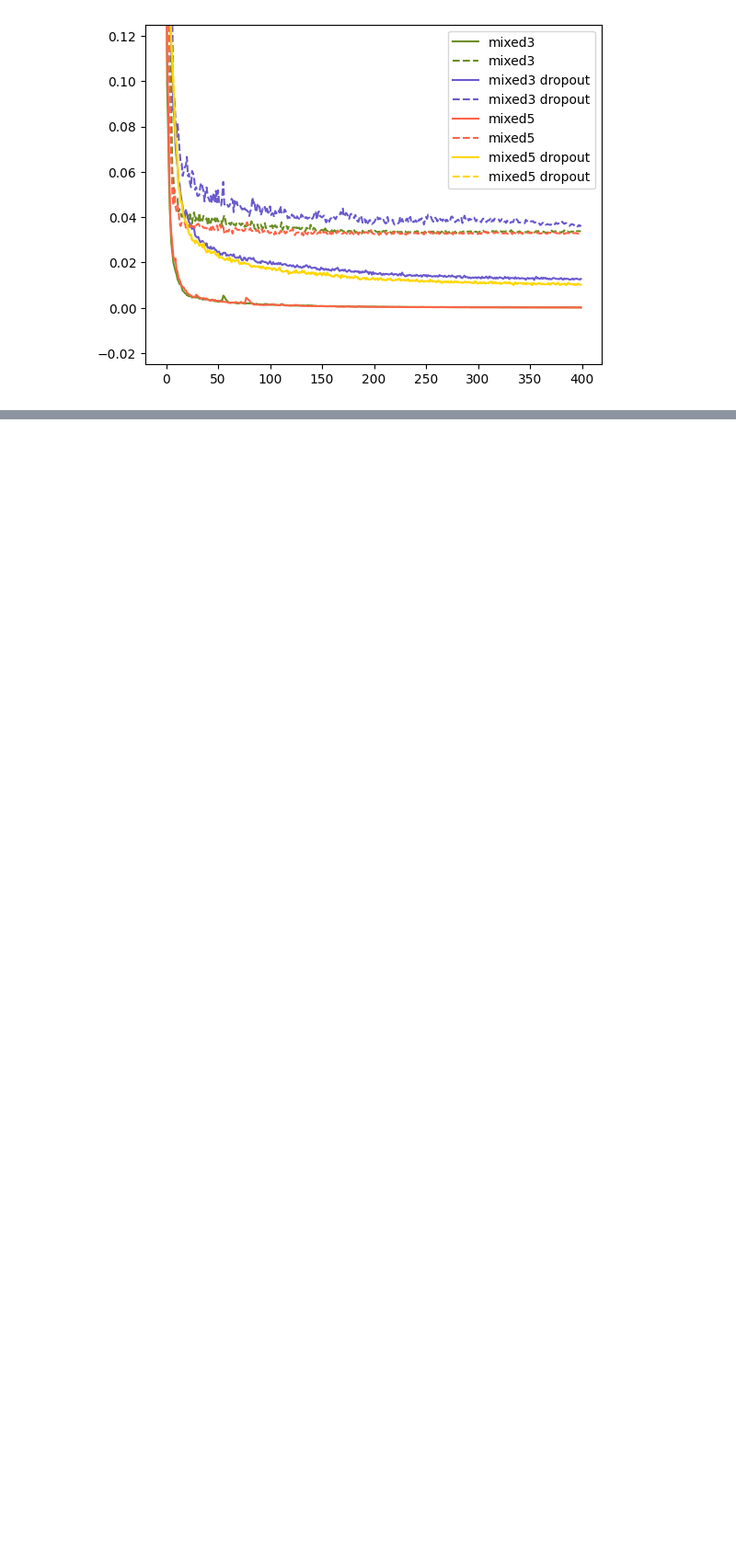
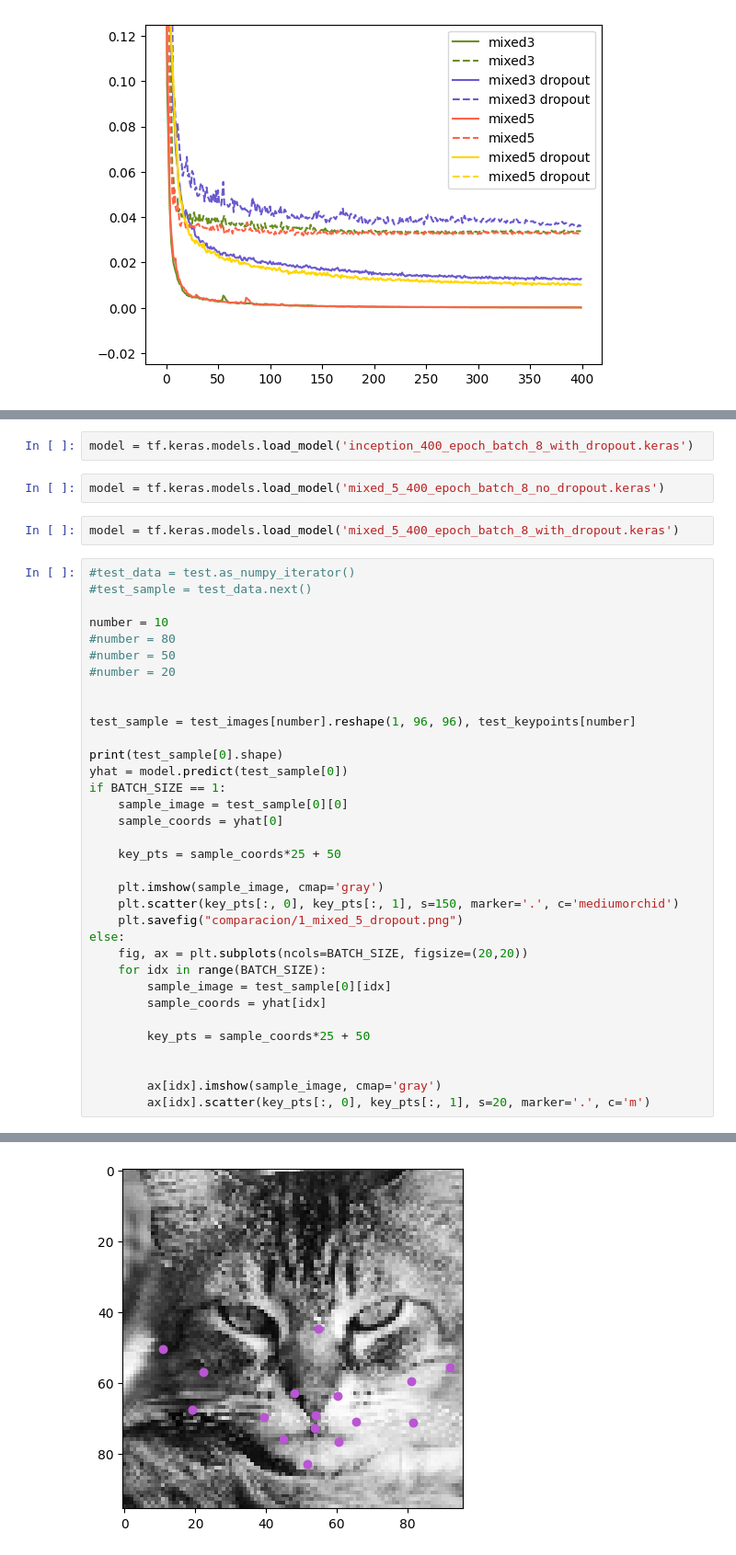
Before and after one commit to screinac/Catnner, a Jupyter notebook: catnner_final.ipynb, the cells around one changed output, grey strips where cells are left out. Shown at 92% size. Drawn from its saved outputs; the diff is of its cells as text; blank space fills up the shorter version.

```diff
--- a/catnner_final.ipynb
+++ b/catnner_final.ipynb
@@ -789,0 +794,41 @@ plt.show()
+# %%
+model = tf.keras.models.load_model('inception_400_epoch_batch_8_with_dropout.keras')
+# %%
+model = tf.keras.models.load_model('mixed_5_400_epoch_batch_8_no_dropout.keras')
+# %%
+model = tf.keras.models.load_model('mixed_5_400_epoch_batch_8_with_dropout.keras')
+# %%
+#test_data = test.as_numpy_iterator()
+#test_sample = test_data.next()
+
+number = 10
+#number = 80
+#number = 50
+#number = 20
+
+
+test_sample = test_images[number].reshape(1, 96, 96), test_keypoints[number]
+
+print(test_sample[0].shape)
+yhat = model.predict(test_sample[0])
+if BATCH_SIZE == 1:
+    sample_image = test_sample[0][0]
+    sample_coords = yhat[0]
+
+    key_pts = sample_coords*25 + 50
+
+    plt.imshow(sample_image, cmap='gray')
+    plt.scatter(key_pts[:, 0], key_pts[:, 1], s=150, marker='.', c='mediumorchid')
+    plt.savefig("comparacion/1_mixed_5_dropout.png")
+else:
+    fig, ax = plt.subplots(ncols=BATCH_SIZE, figsize=(20,20))
+    for idx in range(BATCH_SIZE):
+        sample_image = test_sample[0][idx]
+        sample_coords = yhat[idx]
+
+        key_pts = sample_coords*25 + 50
+
+
+        ax[idx].imshow(sample_image, cmap='gray')
+        ax[idx].scatter(key_pts[:, 0], key_pts[:, 1], s=20, marker='.', c='m')
+# %% [output]
@@ -789,0 +837 @@ plt.show()
+[figure, added]
```
Also changed, not shown: parts of 5 cells of this notebook, 24 other files.
